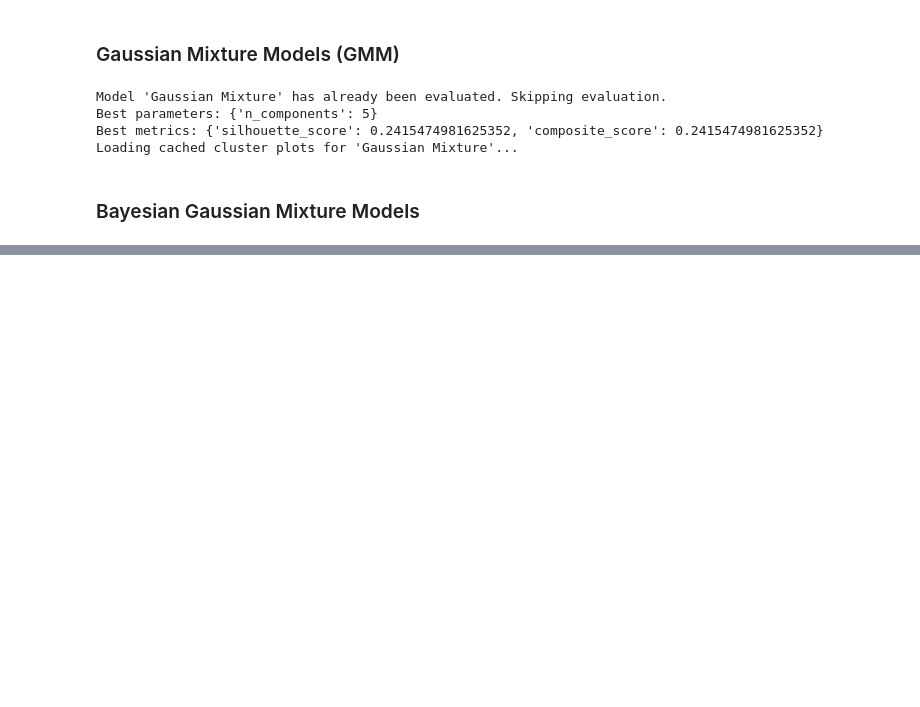
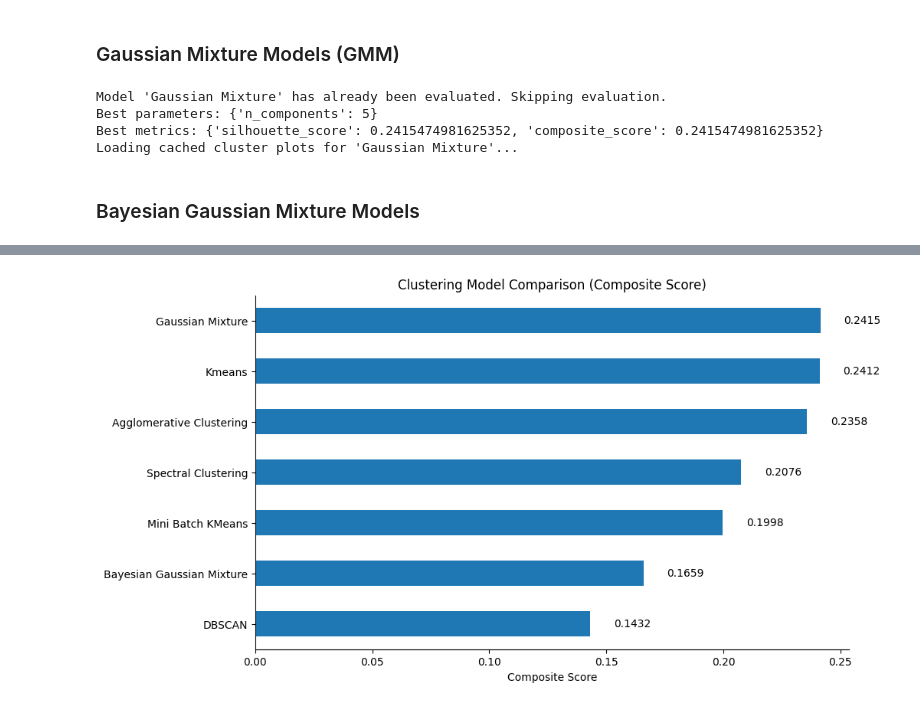
Before and after one commit to davidsmv/MachineLearningPortfolio, a Jupyter notebook: unsupervised_projects/1 - Clustering_For_Heart_Disease_Analysis.ipynb, the cells around one changed output, grey strips where cells are left out. Cells and saved outputs as stored; diff of their text form; code cells hidden in the pictures; blank space fills up the shorter version.

```diff
--- a/unsupervised_projects/1 - Clustering_For_Heart_Disease_Analysis.ipynb
+++ b/unsupervised_projects/1 - Clustering_For_Heart_Disease_Analysis.ipynb
@@ -1548,0 +1515,13 @@ Saved to ../data/clustering_for_heart_disease_analysis_project/bayesian_gaussian
+# %%
+results = load_results()
+
+df = pd.DataFrame.from_dict(results, orient="index")
+df["silhouette_score"] = df["metrics"].apply(lambda x: x["silhouette_score"])
+df["composite_score"] = df["metrics"].apply(lambda x: x["composite_score"])
+df["model_name"] = df.index
+df.drop(columns=["metrics"], inplace=True)
+df.reset_index(drop=True, inplace=True)
+df.sort_values(by="composite_score", ascending=False, inplace=True)
+# Reorder columns for better readability
+df = df[["model_name", "composite_score", "silhouette_score", "params"]]
+df
@@ -1548,0 +1537,26 @@ Saved to ../data/clustering_for_heart_disease_analysis_project/bayesian_gaussian
+# %%
+ax = df.sort_values(by="composite_score", ascending=True).plot.barh(
+    x="model_name",
+    y="composite_score",
+    legend=False,
+    figsize=(10, 6),
+    title="Clustering Model Comparison (Composite Score)",
+    xlabel="Composite Score",
+    ylabel="",
+)
+ax.spines["top"].set_visible(False)
+ax.spines["right"].set_visible(False)
+
+# Add value labels
+for bar in ax.patches:
+    width = bar.get_width()
+    ax.text(
+        width + 0.01,                           # Slightly to the right of the bar
+        bar.get_y() + bar.get_height() / 2,     # Center vertically
+        f"{width:.4f}",                         # Round to 2 decimals
+        va="center",
+        ha="left",
+        fontsize=10
+    )
+# %% [output]
+[figure, added]
```
Also changed, not shown: parts of 4 cells of this notebook.
